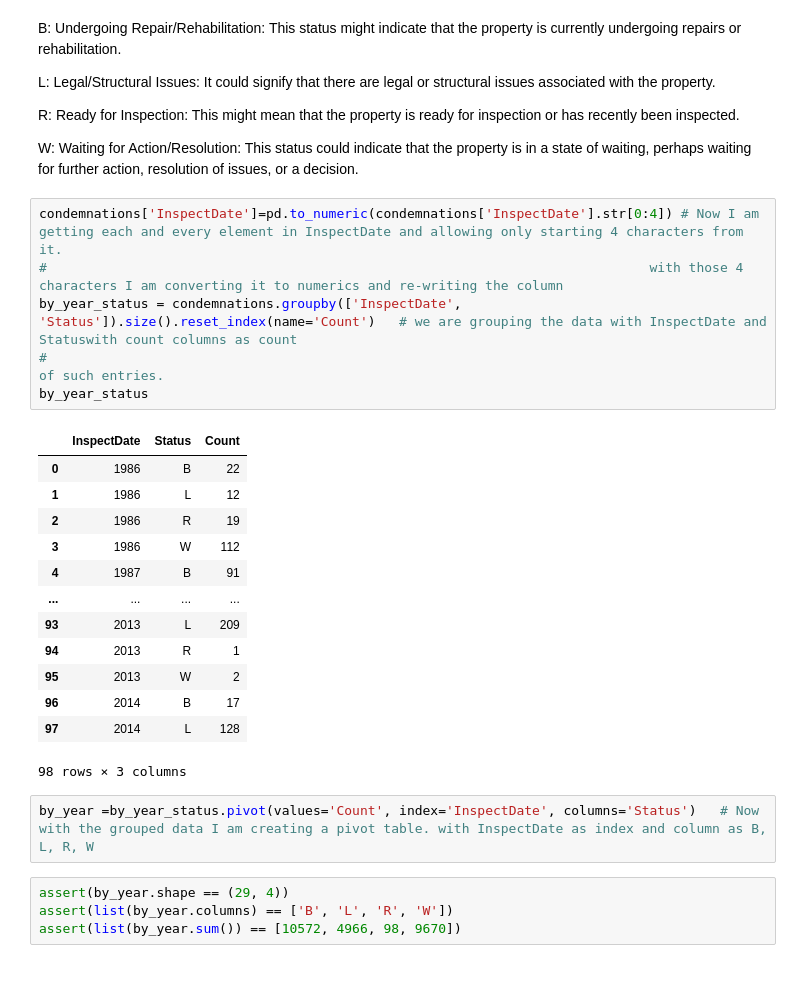
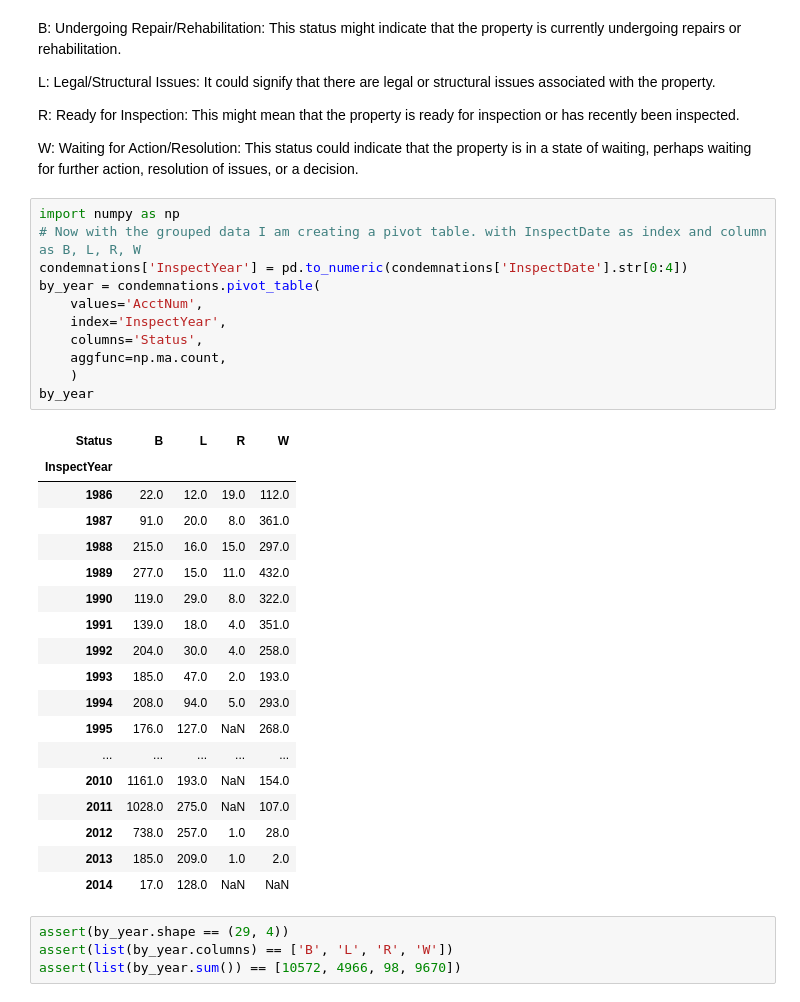
Before and after one commit to Diwakarmogarala/hds5210-2023, a Jupyter notebook: week12/week12_assignment_2.ipynb, the cells around one changed output. Saved outputs shown, nothing was run; the diff lists cells and outputs as text; blank space fills up the shorter version.

```diff
--- a/week12/week12_assignment_2.ipynb
+++ b/week12/week12_assignment_2.ipynb
@@ -56,28 +56,36 @@ L: Legal/Structural Issues: It could signify that there are legal or structural
 R: Ready for Inspection: This might mean that the property is ready for inspection or has recently been inspected.
 
 W: Waiting for Action/Resolution: This status could indicate that the property is in a state of waiting, perhaps waiting for further action, resolution of issues, or a decision.
-# %%
-condemnations['InspectDate']=pd.to_numeric(condemnations['InspectDate'].str[0:4]) # Now I am getting each and every element in InspectDate and allowing only starting 4 characters from it.
-#                                                                             with those 4 characters I am converting it to numerics and re-writing the column
-by_year_status = condemnations.groupby(['InspectDate', 'Status']).size().reset_index(name='Count')   # we are grouping the data with InspectDate and Statuswith count columns as count
-#                                                                                                      of such entries.
-by_year_status
-# %% [output]
-|  | InspectDate | Status | Count |
-| 0 | 1986 | B | 22 |
-| 1 | 1986 | L | 12 |
-| 2 | 1986 | R | 19 |
-| 3 | 1986 | W | 112 |
-| 4 | 1987 | B | 91 |
-| ... | ... | ... | ... |
-| 93 | 2013 | L | 209 |
-| 94 | 2013 | R | 1 |
-| 95 | 2013 | W | 2 |
-| 96 | 2014 | B | 17 |
-| 97 | 2014 | L | 128 |
-98 rows × 3 columns
 # %%
-by_year =by_year_status.pivot(values='Count', index='InspectDate', columns='Status')   # Now with the grouped data I am creating a pivot table. with InspectDate as index and column as B, L, R, W
+import numpy as np
+# Now with the grouped data I am creating a pivot table. with InspectDate as index and column as B, L, R, W
+condemnations['InspectYear'] = pd.to_numeric(condemnations['InspectDate'].str[0:4])
+by_year = condemnations.pivot_table(
+    values='AcctNum',
+    index='InspectYear',
+    columns='Status',
+    aggfunc=np.ma.count,
+    )
+by_year
+# %% [output]
+| Status | B | L | R | W |
+| InspectYear |  |  |  |  |
+| 1986 | 22.0 | 12.0 | 19.0 | 112.0 |
+| 1987 | 91.0 | 20.0 | 8.0 | 361.0 |
+| 1988 | 215.0 | 16.0 | 15.0 | 297.0 |
+| 1989 | 277.0 | 15.0 | 11.0 | 432.0 |
+| 1990 | 119.0 | 29.0 | 8.0 | 322.0 |
+| 1991 | 139.0 | 18.0 | 4.0 | 351.0 |
+| 1992 | 204.0 | 30.0 | 4.0 | 258.0 |
+| 1993 | 185.0 | 47.0 | 2.0 | 193.0 |
+| 1994 | 208.0 | 94.0 | 5.0 | 293.0 |
+| 1995 | 176.0 | 127.0 | NaN | 268.0 |
+| ... | ... | ... | ... | ... |
+| 2010 | 1161.0 | 193.0 | NaN | 154.0 |
+| 2011 | 1028.0 | 275.0 | NaN | 107.0 |
+| 2012 | 738.0 | 257.0 | 1.0 | 28.0 |
+| 2013 | 185.0 | 209.0 | 1.0 | 2.0 |
+| 2014 | 17.0 | 128.0 | NaN | NaN |
 # %%
 assert(by_year.shape == (29, 4))
 assert(list(by_year.columns) == ['B', 'L', 'R', 'W'])
```
